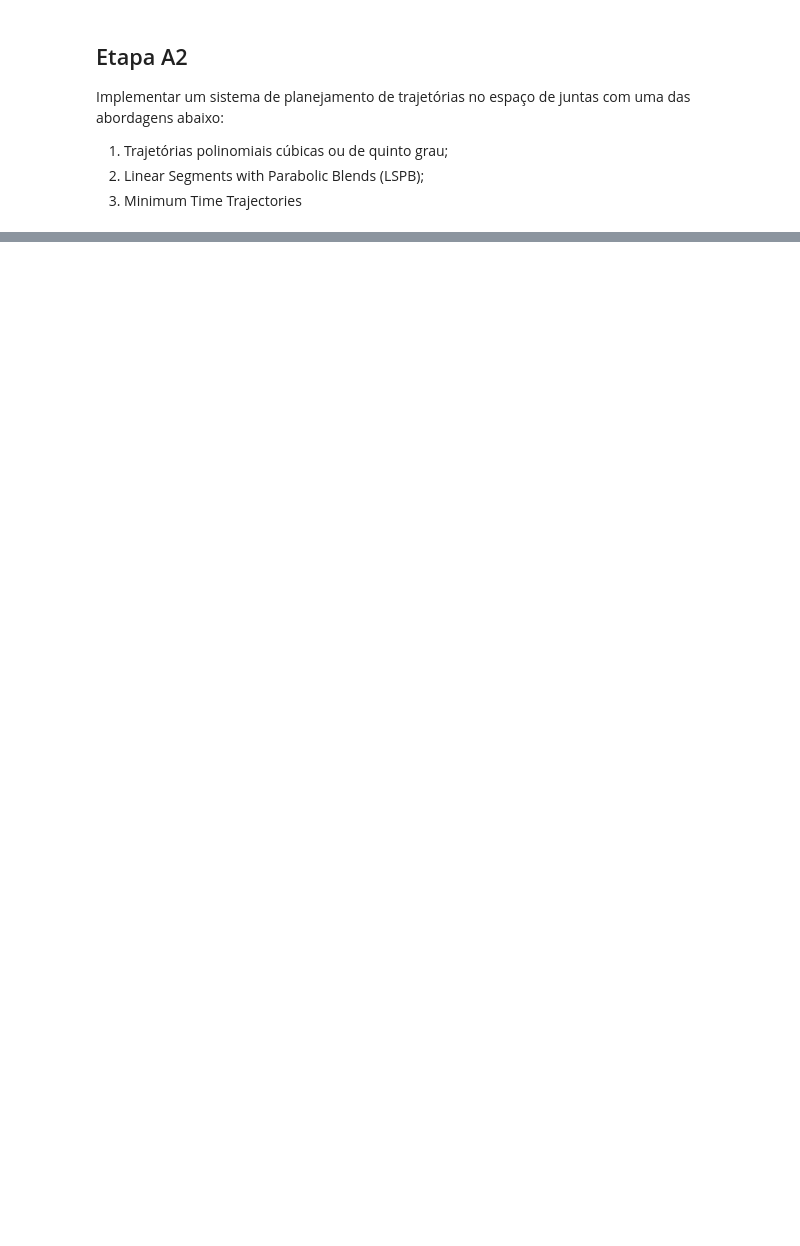
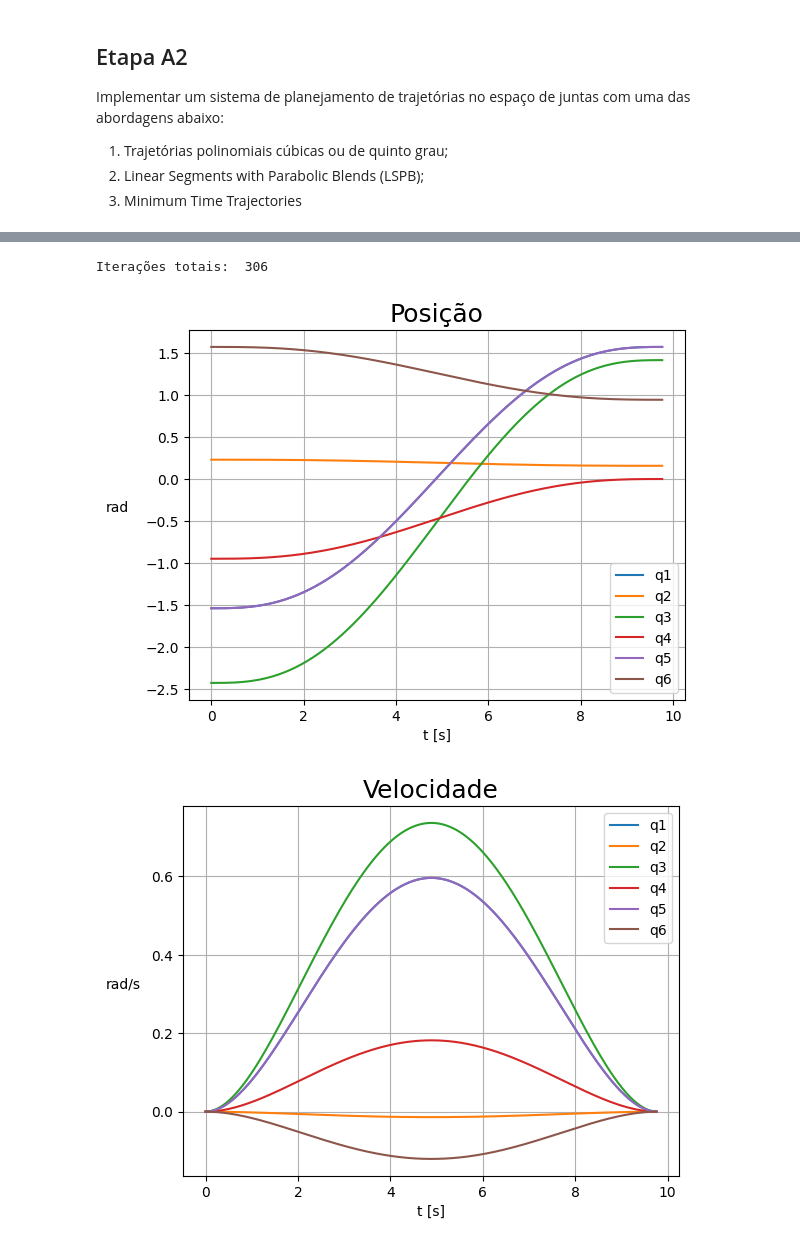
Before and after one commit to lar-deeufba/ur5-pick-and-place-webots, a Jupyter notebook: trabalho.ipynb, the cells around one changed output, grey strips where cells are left out. Cells and saved outputs as stored; diff of their text form; code cells hidden in the pictures; blank space fills up the shorter version.

Commit message:
graphs and jacobians ok, view updated

```diff
--- a/trabalho.ipynb
+++ b/trabalho.ipynb
@@ -63,0 +117,20 @@ abaixo:
+# %%
+t, max_err, mean_err, graphs, _ = ur5.move_to_config([.5*PI, .05*PI, .45*PI, 0, .5*PI, .3*PI], graph=True)
+# %% [output]
+Iterações totais:  306
+# %%
+titles = ['Posição', 'Velocidade', 'Aceleração', 'Solavanco']
+axes = ['rad', 'rad/s', 'rad/$s^2$', 'rad/$s^3$']
+
+for i in range(4):
+    for j in range(6):
+        plt.plot(graphs[4][j], graphs[i][j])
+    plt.legend(['q1', 'q2', 'q3', 'q4', 'q5', 'q6'])
+    plt.grid()
+    plt.title(titles[i], fontsize=18)
+    plt.ylabel(axes[i], rotation=0, labelpad=20)
+    plt.xlabel('t [s]')
+    plt.show()
+# %% [output]
+[figure, added]
+[figure, added]
```
Also changed, not shown: parts of 17 cells of this notebook, 6 other files.
